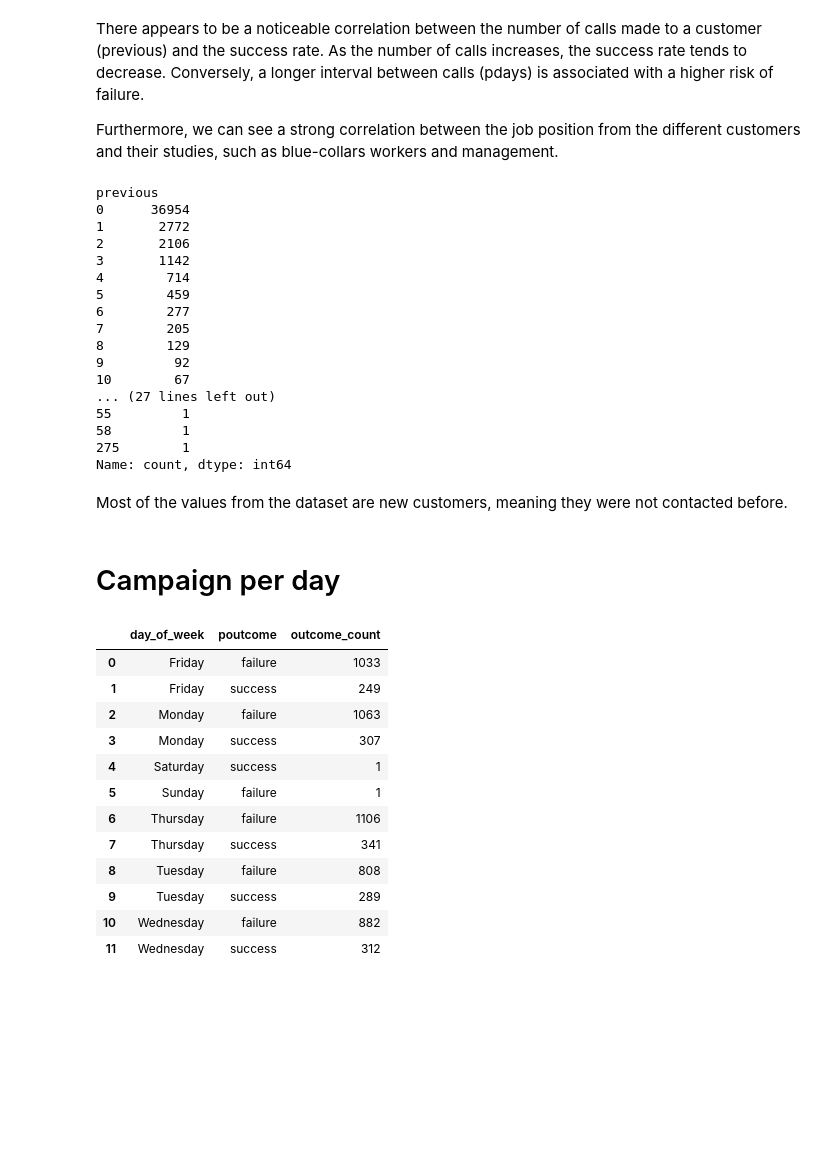
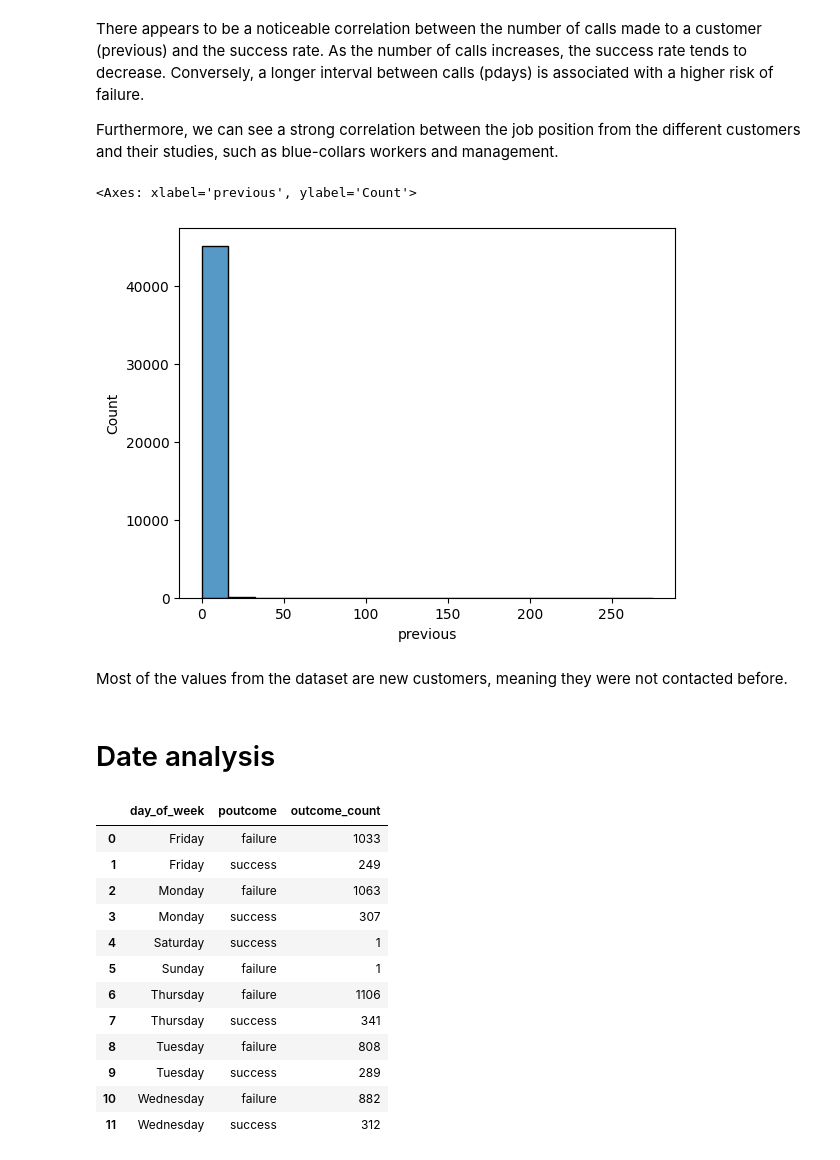
Before and after one commit to taliarosenkranz/Marketing_Analysis_Forecasting, a Jupyter notebook: Bancall.ipynb, the cells around one changed output. Saved outputs shown, nothing was run; the diff lists cells and outputs as text; code cells hidden in the pictures; blank space fills up the shorter version.

Commit message:
Merged data

```diff
--- a/Bancall.ipynb
+++ b/Bancall.ipynb
@@ -170,0 +207,6 @@ print(df.head())
+# %%
+#replacing missing values
+df['job'].fillna('unknown', inplace=True)
+df['education'].fillna('unknown', inplace=True)
+df['contact'].fillna('unknown', inplace=True)
+df['poutcome'].fillna('ongoing', inplace=True)
@@ -170,0 +215,4 @@ print(df.head())
+# %%
+# Droping lines where duration = 0 as they are outliers
+print(df[df["duration"]==0])
+df = df[df['duration'] != 0]
@@ -170,0 +234,4 @@ print(df.head())
+# %%
+# Droping lines where duration = 2 as they are outliers
+print(df[df["duration"]==2])
+df = df[df['duration'] != 2]
@@ -341,10 +501,10 @@ for i in columns:
 # %% [markdown]
 For both features, we observe that successful outcomes from previous campaigns exhibit a higher density for average call durations exceeding 250 seconds. This suggests that longer call durations may be associated with higher success rates, indicating a potential area of focus for future campaigns.
 # %%
-cdata = df.copy()
-cdata = cdata.drop(columns=['contact','y'])
+df = df.copy()
+df = df.drop(columns=['contact','y'])
 categorical_cols = ["job", "marital", "education", "default", "housing", "loan", "day_of_week",'poutcome']
-cdata = pd.get_dummies(cdata, columns=categorical_cols, drop_first=False, dtype=int)
-cdata = cdata.drop(columns=['poutcome_other'])
+df = pd.get_dummies(df, columns=categorical_cols, drop_first=False, dtype=int)
+df = df.drop(columns=['poutcome_other'])
 # %%
 plt.figure(figsize=(40,40))
@@ -356,31 +516,16 @@ sns.heatmap(data=cdata.corr(),annot=True )
 There appears to be a noticeable correlation between the number of calls made to a customer (previous) and the success rate. As the number of calls increases, the success rate tends to decrease. Conversely, a longer interval between calls (pdays) is associated with a higher risk of failure.
 
 Furthermore, we can see a strong correlation between the job position from the different customers and their studies, such as blue-collars workers and management.
-# %%
-X_sorted = X['previous'].value_counts().sort_index()
-X_sorted
-# %% [output]
-previous
-0      36954
-1       2772
-2       2106
-3       1142
-4        714
-5        459
-6        277
-7        205
-8        129
-9         92
-10        67
-... (27 lines left out)
-55         1
-58         1
-275        1
-Name: count, dtype: int64
+# %%
+X_sorted = df['previous'].value_counts().sort_index()
+sns.histplot(data = df, x= df['previous'])
+# %% [output]
+<Axes: xlabel='previous', ylabel='Count'>
+[figure, added]
 # %% [markdown]
 Most of the values from the dataset are new customers, meaning they  were not contacted before.
-# %% [markdown]
-# Campaign per day
+# %% [markdown]
+# Date analysis
 # %%
 df_campaign = df.copy()
 df_campaign = df[(df["poutcome"] != "other") & (df["poutcome"] != "ongoing")]
```
Also changed, not shown: parts of 93 cells of this notebook.
